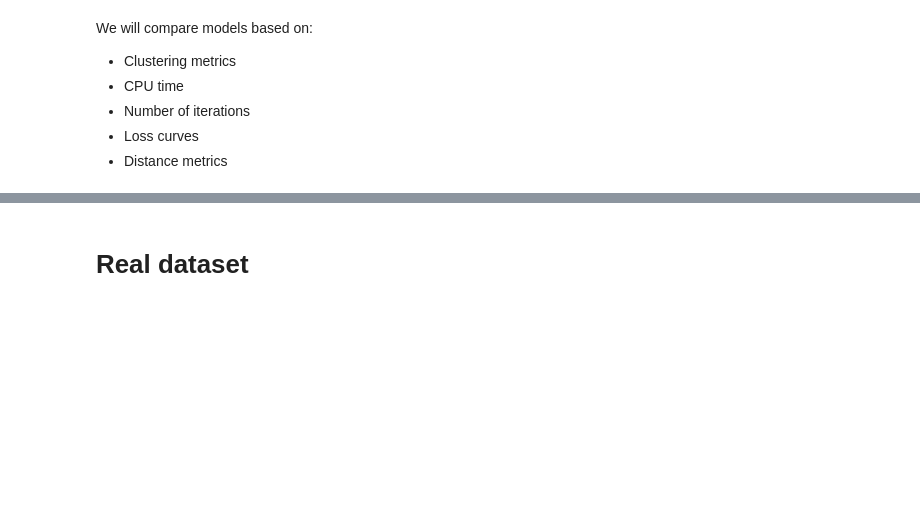
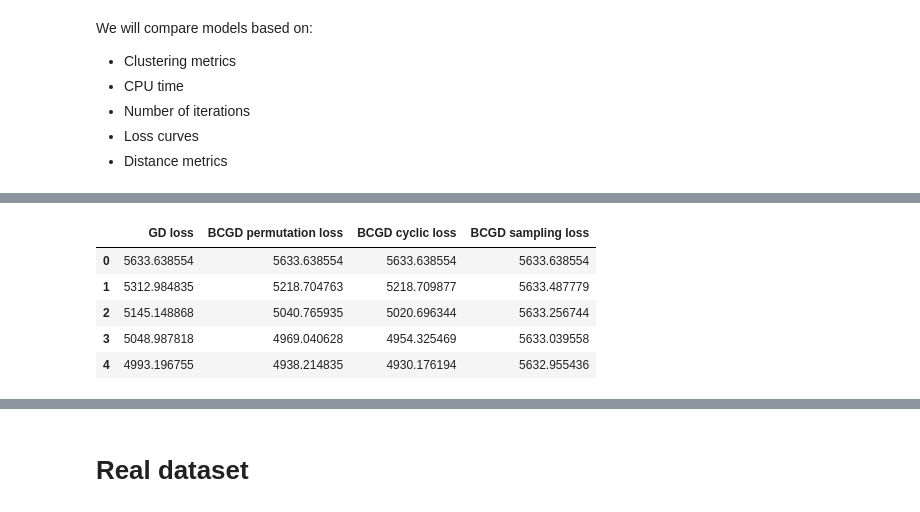
Before and after one commit to PashaIanko/Semi-Supervised-Labelling, a Jupyter notebook: main_notebook.ipynb, the cells around one changed output, grey strips where cells are left out. Drawn from its saved outputs; the diff is of its cells as text; code cells hidden in the pictures; blank space fills up the shorter version.

```diff
--- a/main_notebook.ipynb
+++ b/main_notebook.ipynb
@@ -10,3 +7,8 @@ using_gpu = False
+# %%
+env = 'pc'  # 'pc', 'colab'
+
+save_dir = f'C:/Users/79137/Pasha/2. UNIPD/Semester 2/Optimization for Data Science/Homeworks/HW 1/Semi-Supervised-Labelling/'
+using_gpu = False
 # %%
 %%capture
 git_download_path = 'https://raw.githubusercontent.com/PashaIanko/Semi-Supervised-Labelling/master/'
@@ -473,3 +438,19 @@ plot_curves(losses, 'Losses', y_label = 'Loss')
+# %%
+results = pd.DataFrame()
+
+# fill losses
+for model_name, loss in losses.items():
+    results[f'{model_name} loss'] = loss
+
+results.to_csv(save_dir + 'res.csv')
+results.head()
+# %% [output]
+|  | GD loss | BCGD permutation loss | BCGD cyclic loss | BCGD sampling loss |
+| 0 | 5633.638554 | 5633.638554 | 5633.638554 | 5633.638554 |
+| 1 | 5312.984835 | 5218.704763 | 5218.709877 | 5633.487779 |
+| 2 | 5145.148868 | 5040.765935 | 5020.696344 | 5633.256744 |
+| 3 | 5048.987818 | 4969.040628 | 4954.325469 | 5633.039558 |
+| 4 | 4993.196755 | 4938.214835 | 4930.176194 | 5632.955436 |
 # %%
 def plot_bar_metrics(metrics_df):
 
```
Also changed, not shown: parts of 25 cells of this notebook, 1 other file.
